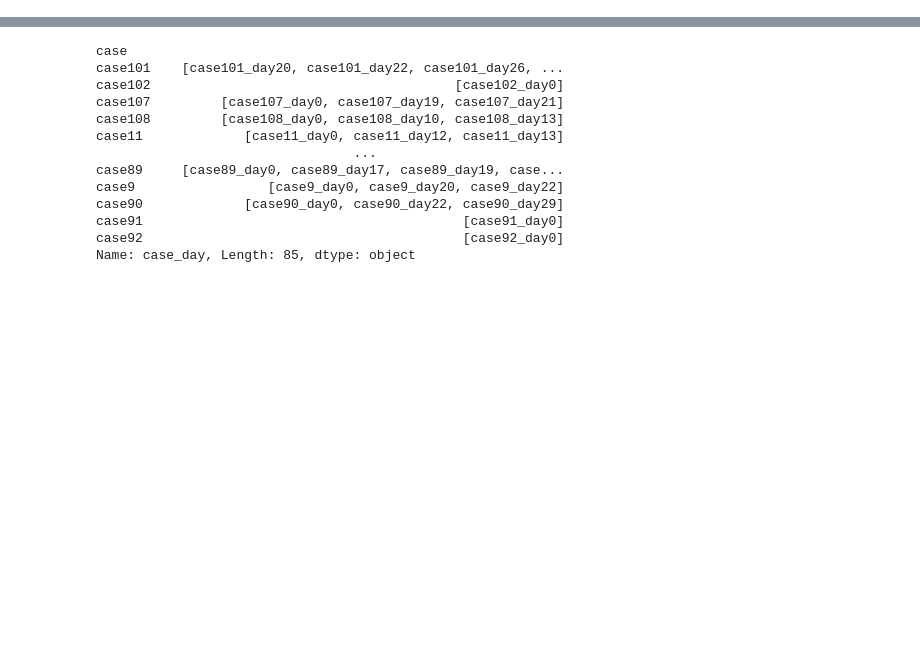
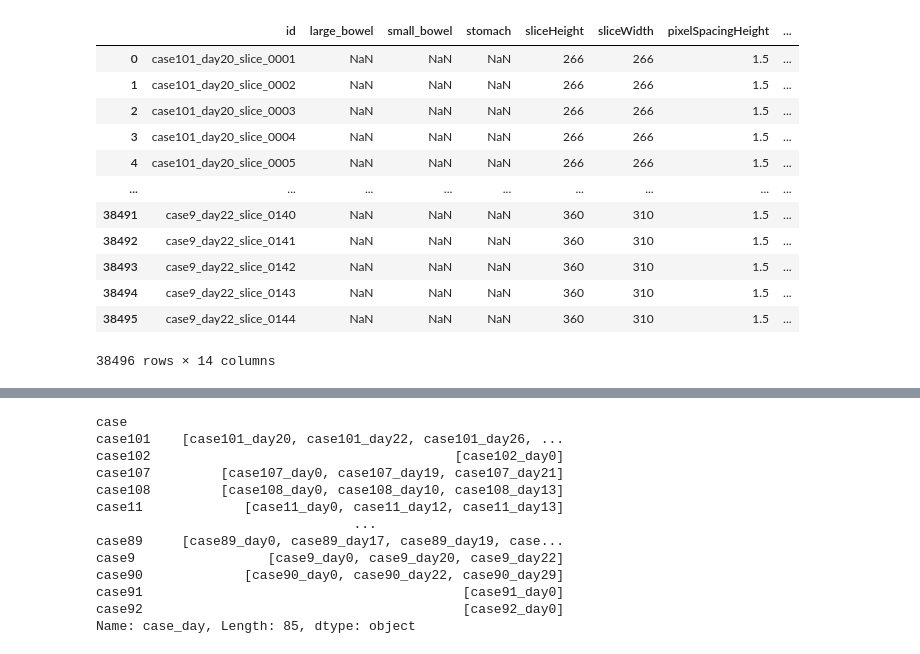
Before and after one commit to davidfu0826/UWMGI2022_Segmentation, a Jupyter notebook: notebooks/03_dataset_split.ipynb, the cells around one changed output, grey strips where cells are left out. Cells and saved outputs as stored; diff of their text form; code cells hidden in the pictures; blank space fills up the shorter version.

```diff
--- a/notebooks/03_dataset_split.ipynb
+++ b/notebooks/03_dataset_split.ipynb
@@ -17,6 +17,22 @@ from helper import get_mask, id2filename, create_metadata_table
 # %%
 dataset_path = "../../../Dataset/uw-madison-gi-tract-image-segmentation/"
 df = create_metadata_table(dataset_path)
+# %%
+df
+# %% [output]
+|  | id | large_bowel | small_bowel | stomach | sliceHeight | sliceWidth | pixelSpacingHeight | ... |
+| 0 | case101_day20_slice_0001 | NaN | NaN | NaN | 266 | 266 | 1.5 | ... |
+| 1 | case101_day20_slice_0002 | NaN | NaN | NaN | 266 | 266 | 1.5 | ... |
+| 2 | case101_day20_slice_0003 | NaN | NaN | NaN | 266 | 266 | 1.5 | ... |
+| 3 | case101_day20_slice_0004 | NaN | NaN | NaN | 266 | 266 | 1.5 | ... |
+| 4 | case101_day20_slice_0005 | NaN | NaN | NaN | 266 | 266 | 1.5 | ... |
+| ... | ... | ... | ... | ... | ... | ... | ... | ... |
+| 38491 | case9_day22_slice_0140 | NaN | NaN | NaN | 360 | 310 | 1.5 | ... |
+| 38492 | case9_day22_slice_0141 | NaN | NaN | NaN | 360 | 310 | 1.5 | ... |
+| 38493 | case9_day22_slice_0142 | NaN | NaN | NaN | 360 | 310 | 1.5 | ... |
+| 38494 | case9_day22_slice_0143 | NaN | NaN | NaN | 360 | 310 | 1.5 | ... |
+| 38495 | case9_day22_slice_0144 | NaN | NaN | NaN | 360 | 310 | 1.5 | ... |
+38496 rows × 14 columns
 # %%
 case_days = df["case_day"].unique()
 case_days.sort()
```
Also changed, not shown: parts of 2 cells of this notebook, 2 other files.
